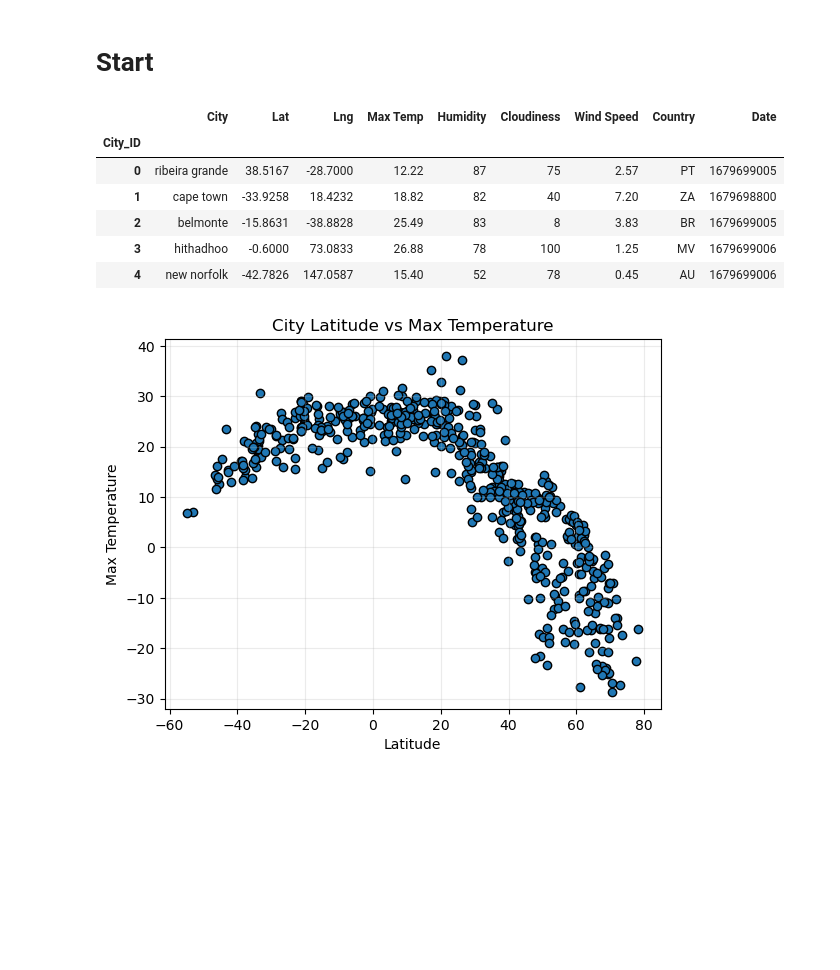
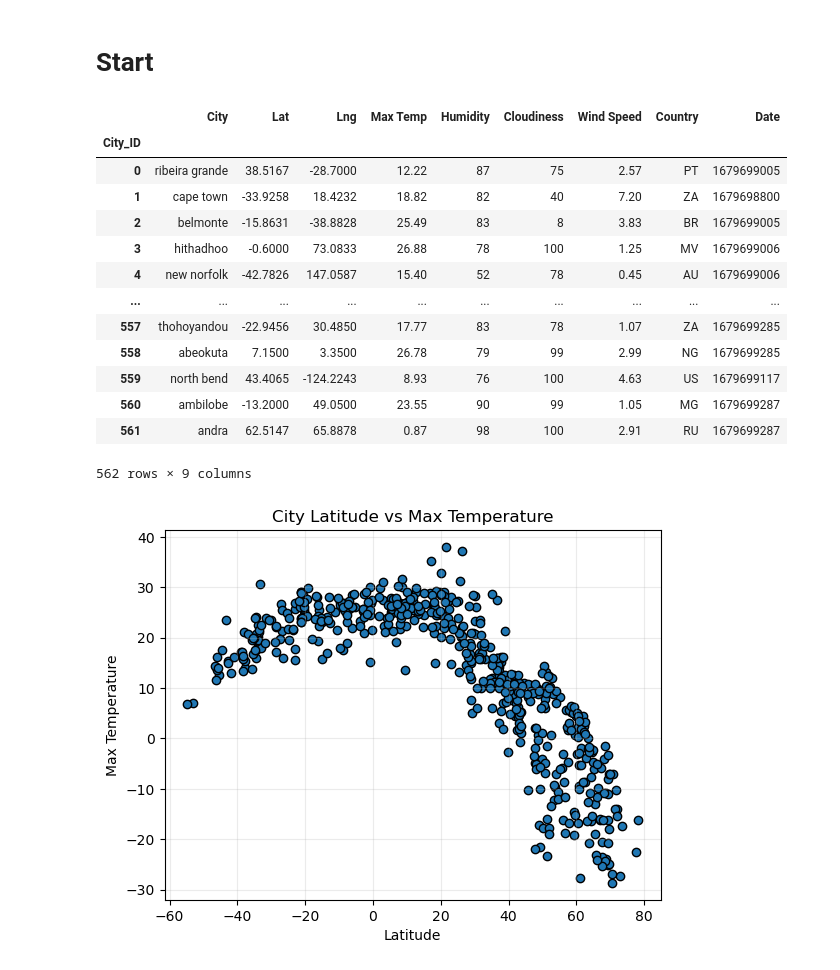
Before and after one commit to StanJohn04/World_Weather_Analysis, a Jupyter notebook: WeatherPy/WeatherPy.ipynb, the cells around one changed output. Saved outputs shown, nothing was run; the diff lists cells and outputs as text; code cells hidden in the pictures; blank space fills up the shorter version.

```diff
--- a/WeatherPy/WeatherPy.ipynb
+++ b/WeatherPy/WeatherPy.ipynb
@@ -119,17 +119,24 @@ city_data_df.to_csv("output_data/cities.csv", index_label="City_ID")
 # %%
 # Read saved data
 city_data_df = pd.read_csv("output_data/cities.csv", index_col="City_ID")
 
 # Display sample data
-city_data_df.head()
+city_data_df
 # %% [output]
 |  | City | Lat | Lng | Max Temp | Humidity | Cloudiness | Wind Speed | Country | Date |
 | City_ID |  |  |  |  |  |  |  |  |  |
 | 0 | ribeira grande | 38.5167 | -28.7000 | 12.22 | 87 | 75 | 2.57 | PT | 1679699005 |
 | 1 | cape town | -33.9258 | 18.4232 | 18.82 | 82 | 40 | 7.20 | ZA | 1679698800 |
 | 2 | belmonte | -15.8631 | -38.8828 | 25.49 | 83 | 8 | 3.83 | BR | 1679699005 |
 | 3 | hithadhoo | -0.6000 | 73.0833 | 26.88 | 78 | 100 | 1.25 | MV | 1679699006 |
 | 4 | new norfolk | -42.7826 | 147.0587 | 15.40 | 52 | 78 | 0.45 | AU | 1679699006 |
+| ... | ... | ... | ... | ... | ... | ... | ... | ... | ... |
+| 557 | thohoyandou | -22.9456 | 30.4850 | 17.77 | 83 | 78 | 1.07 | ZA | 1679699285 |
+| 558 | abeokuta | 7.1500 | 3.3500 | 26.78 | 79 | 99 | 2.99 | NG | 1679699285 |
+| 559 | north bend | 43.4065 | -124.2243 | 8.93 | 76 | 100 | 4.63 | US | 1679699117 |
+| 560 | ambilobe | -13.2000 | 49.0500 | 23.55 | 90 | 99 | 1.05 | MG | 1679699287 |
+| 561 | andra | 62.5147 | 65.8878 | 0.87 | 98 | 100 | 2.91 | RU | 1679699287 |
+562 rows × 9 columns
 # %%
 # Build scatter plot for latitude vs. temperature
 plt.scatter(city_data_df['Lat'], city_data_df['Max Temp'], edgecolor = 'black')
```
Also changed, not shown: parts of 1 cell of this notebook, 1 other file.
